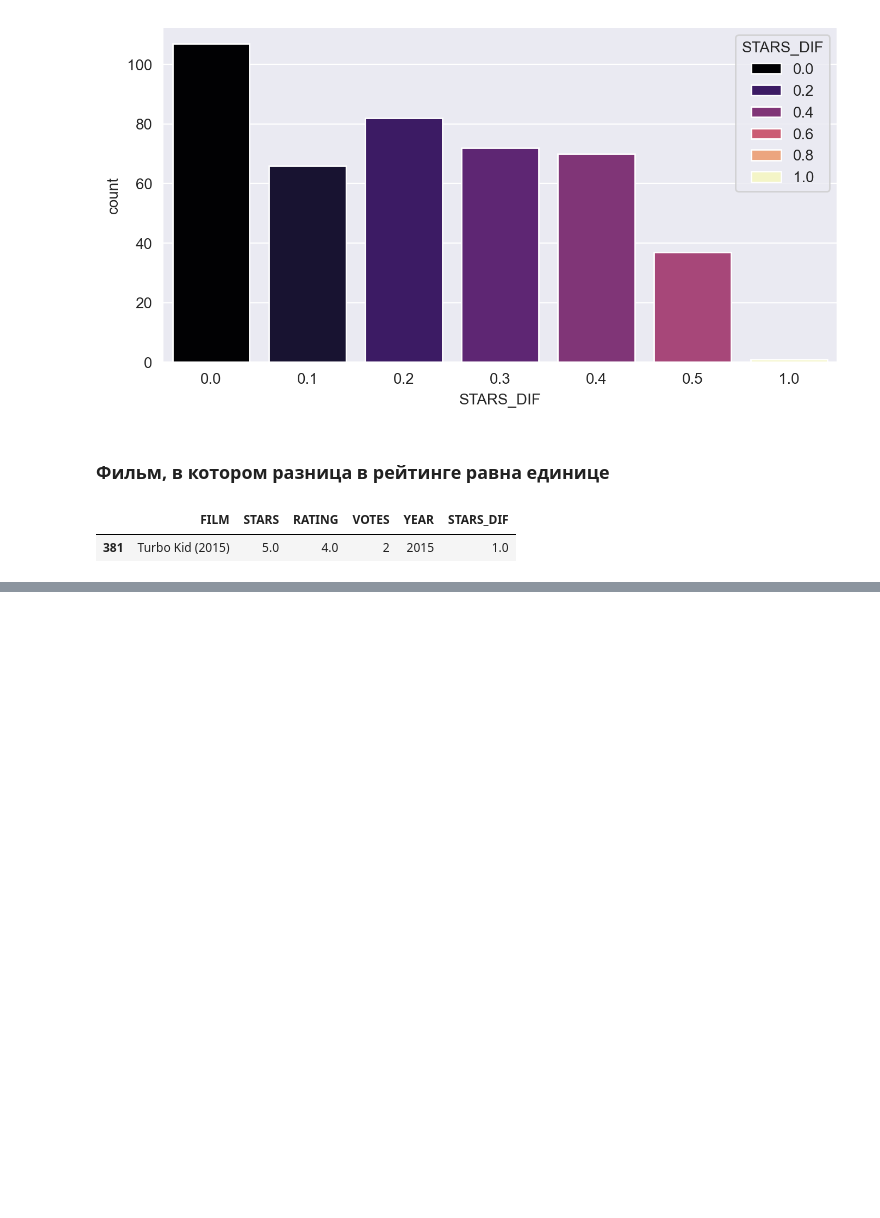
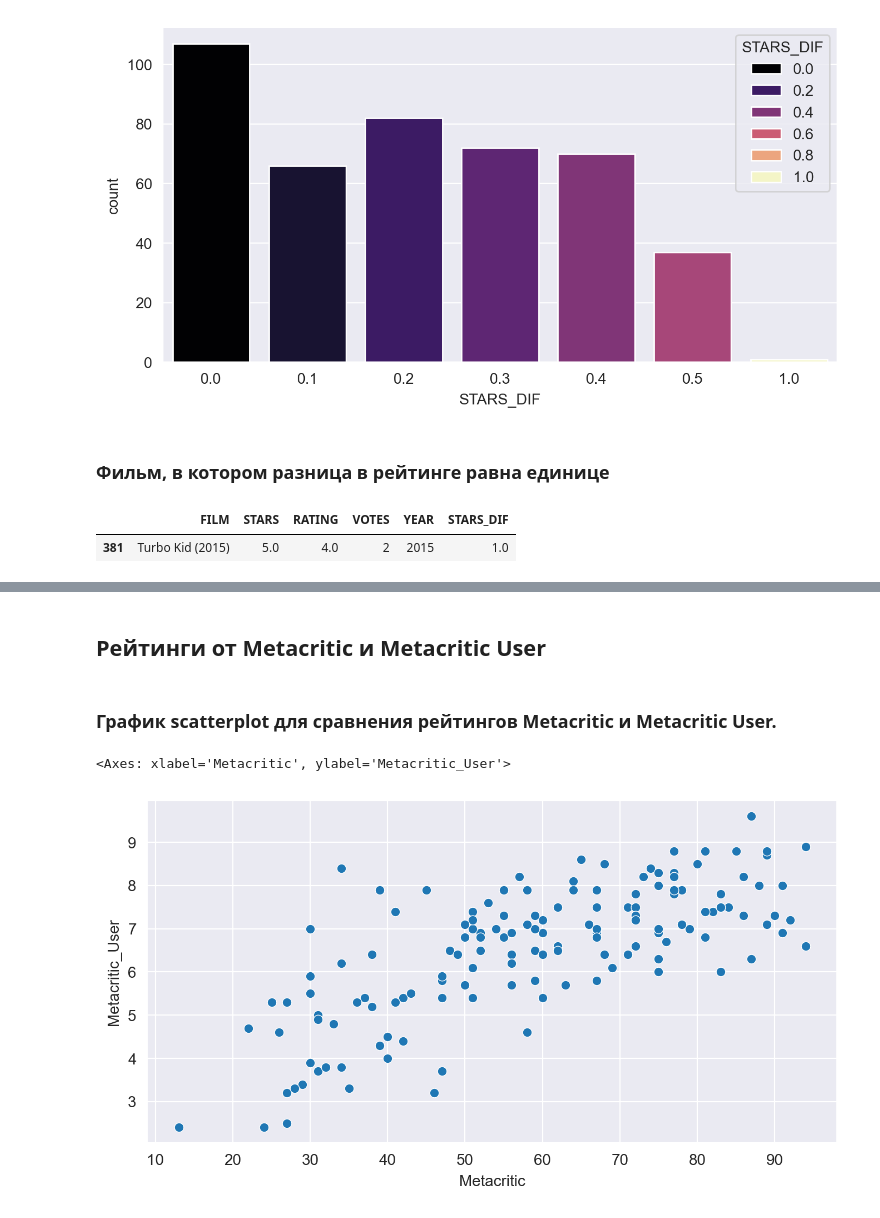
Before and after one commit to PaulNikolaev/data_visualization_project, a Jupyter notebook: data_visualization_project.ipynb, the cells around one changed output, grey strips where cells are left out. Drawn from its saved outputs; the diff is of its cells as text; code cells hidden in the pictures; blank space fills up the shorter version.

```diff
--- a/data_visualization_project.ipynb
+++ b/data_visualization_project.ipynb
@@ -148,0 +241,10 @@ fan_reviewed[fan_reviewed['STARS_DIF'] == 1]
+# %% [markdown]
+## Рейтинги от Metacritic и Metacritic User
+# %% [markdown]
+### График scatterplot для сравнения рейтингов Metacritic и Metacritic User.
+# %%
+plt.figure(figsize=(8,4), dpi=200)
+sns.scatterplot(data=all_sites, x='Metacritic', y='Metacritic_User')
+# %% [output]
+<Axes: xlabel='Metacritic', ylabel='Metacritic_User'>
+[figure, added]
```
Also changed, not shown: parts of 24 cells of this notebook.
